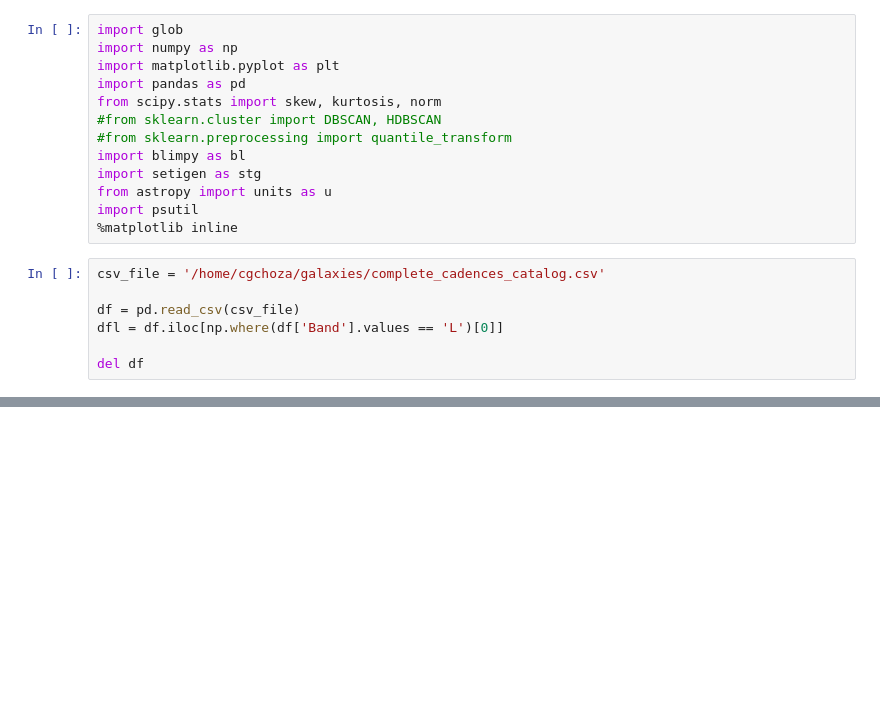
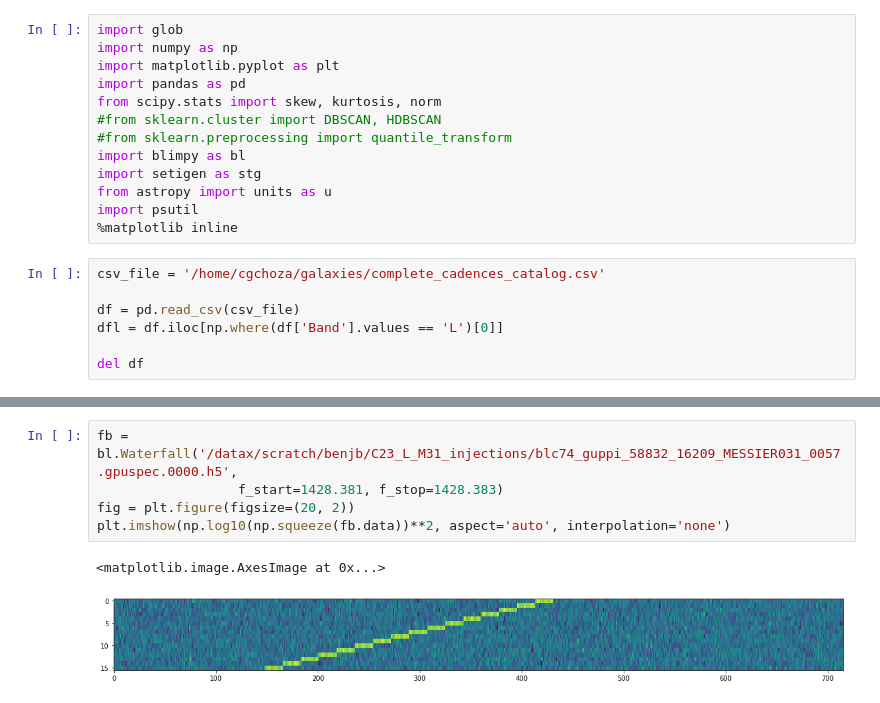
Before and after one commit to bjacobell/gbt-hdbscan, a Jupyter notebook: injection_script.ipynb, the cells around one changed output, grey strips where cells are left out. Saved outputs shown, nothing was run; the diff lists cells and outputs as text; blank space fills up the shorter version.

```diff
--- a/injection_script.ipynb
+++ b/injection_script.ipynb
@@ -153 +396,9 @@ np.save('/datax/scratch/benjb/injections_freq_DR_snr_MESSIER031_blc74.npy', np.a
+# %%
+fb = bl.Waterfall('/datax/scratch/benjb/C23_L_M31_injections/blc74_guppi_58832_16209_MESSIER031_0057.gpuspec.0000.h5',
+                  f_start=1428.381, f_stop=1428.383)
+fig = plt.figure(figsize=(20, 2))
+plt.imshow(np.log10(np.squeeze(fb.data))**2, aspect='auto', interpolation='none')
+# %% [output]
+<matplotlib.image.AxesImage at 0x...>
+[figure, added]
 # %%
```
Also changed, not shown: parts of 12 cells of this notebook, 5 other files.
